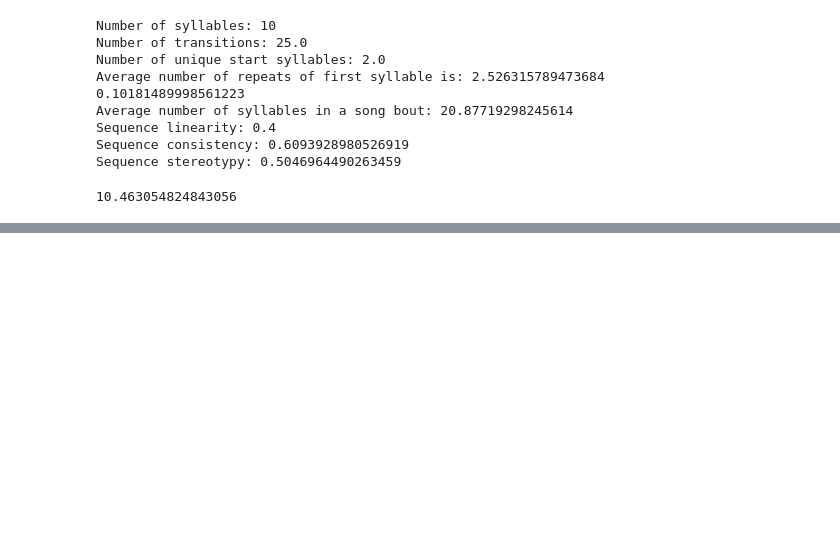
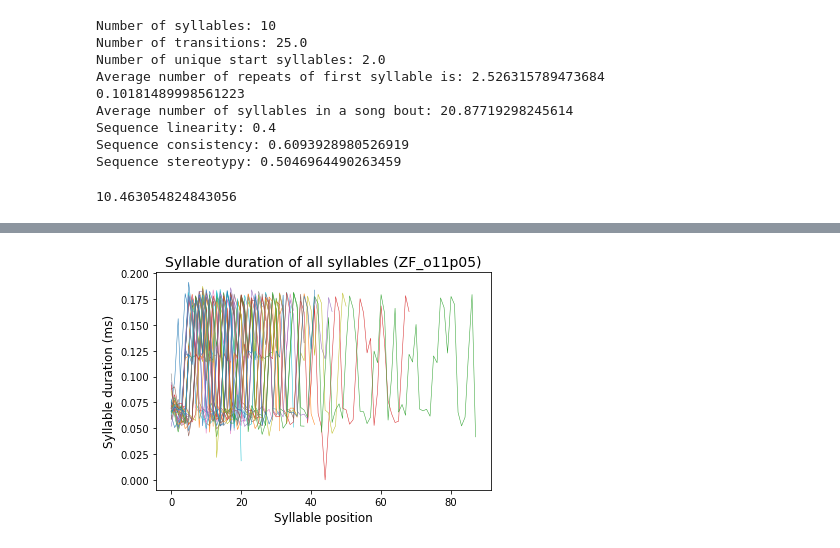
Before and after one commit to vasudha-kulkarni/IN-comparative-analysis, a Jupyter notebook: Quantifying_differences.ipynb, the cells around one changed output, grey strips where cells are left out. Drawn from its saved outputs; the diff is of its cells as text; code cells hidden in the pictures; blank space fills up the shorter version.

```diff
--- a/Quantifying_differences.ipynb
+++ b/Quantifying_differences.ipynb
@@ -327,0 +404,20 @@ Sequence stereotypy: 0.5046964490263459
+# %%
+#Syllable durations
+
+for i in range(len(song_motif)):
+    bout = song_motif[i]
+    dur = bout[' Syll Duration (sec)']
+    dur = dur.tolist()
+    x = np.arange(len(bout))
+    plt.plot(x, dur, linewidth = 0.5)
+
+
+plt.xlabel('Syllable position', fontsize = 12)
+plt.ylabel('Syllable duration (ms)', fontsize = 12)
+plt.title('Syllable duration of all syllables (ZF_o11p05)', fontsize = 14)
+
+plt.get_cmap('viridis')
+#plt.show()
+plt.savefig('03 duration all syllables ZFo11p05.png', dpi = 600)
+# %% [output]
+[figure, added]
```
Also changed, not shown: parts of 14 cells of this notebook, 17 other files.
